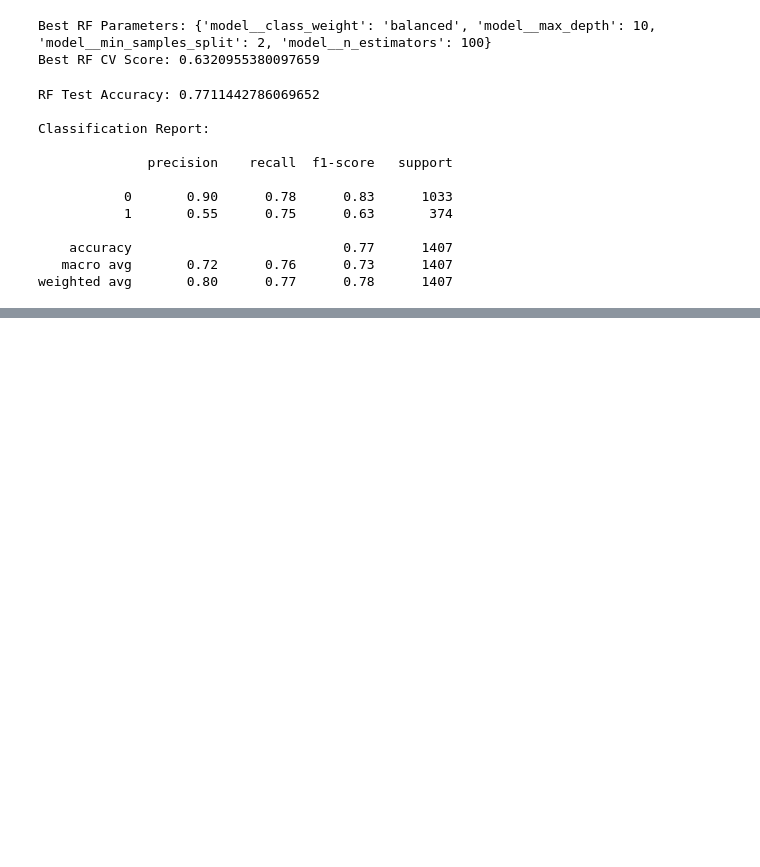
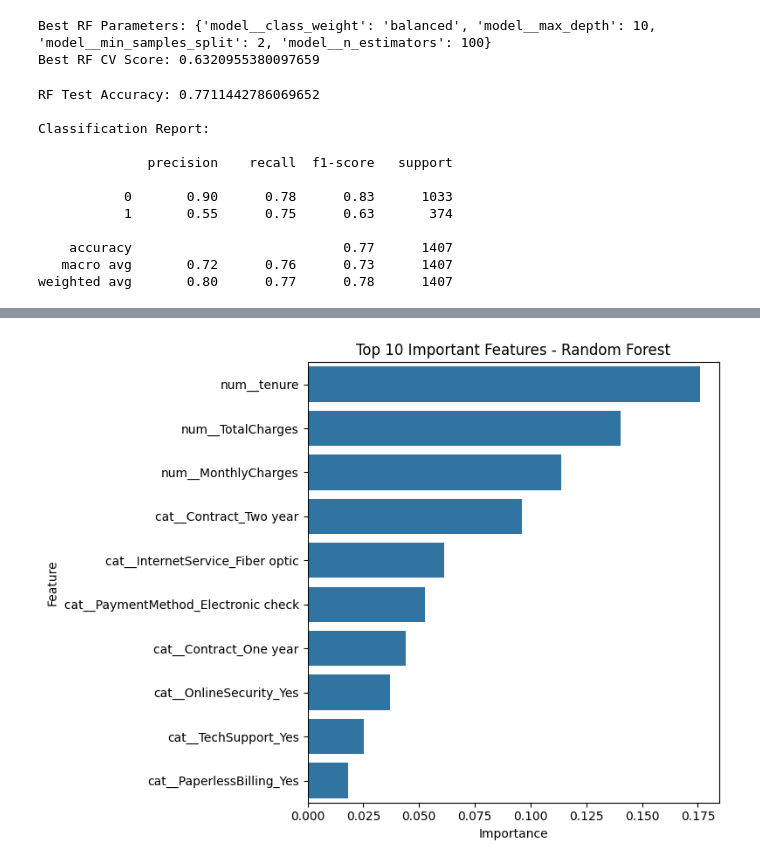
Before and after one commit to srikrishna725/telco-churn-ml-pipeline, a Jupyter notebook: notebooks/eda.ipynb, the cells around one changed output, grey strips where cells are left out. Saved outputs shown, nothing was run; the diff lists cells and outputs as text; code cells hidden in the pictures; blank space fills up the shorter version.

Commit message:
Extracted feature importance and finalized Random Forest as production-ready churn prediction model

```diff
--- a/notebooks/eda.ipynb
+++ b/notebooks/eda.ipynb
@@ -357,0 +429,14 @@ weighted avg       0.80      0.77      0.78      1407
+# %%
+# Get feature names after preprocessing
+feature_names = best_rf.named_steps["preprocessor"].get_feature_names_out()
+
+# Get feature importances
+importances = best_rf.named_steps["model"].feature_importances_
+
+# Create dataframe
+feature_importance_df = pd.DataFrame({
+    "Feature": feature_names,
+    "Importance": importances
+}).sort_values(by="Importance", ascending=False)
+
+feature_importance_df.head(10)
@@ -357,0 +455,12 @@ weighted avg       0.80      0.77      0.78      1407
+# %%
+plt.figure(figsize=(8,6))
+sns.barplot(
+    x="Importance",
+    y="Feature",
+    data=feature_importance_df.head(10)
+)
+plt.title("Top 10 Important Features - Random Forest")
+plt.tight_layout()
+plt.show()
+# %% [output]
+[figure, added]
```
Also changed, not shown: parts of 5 cells of this notebook.
